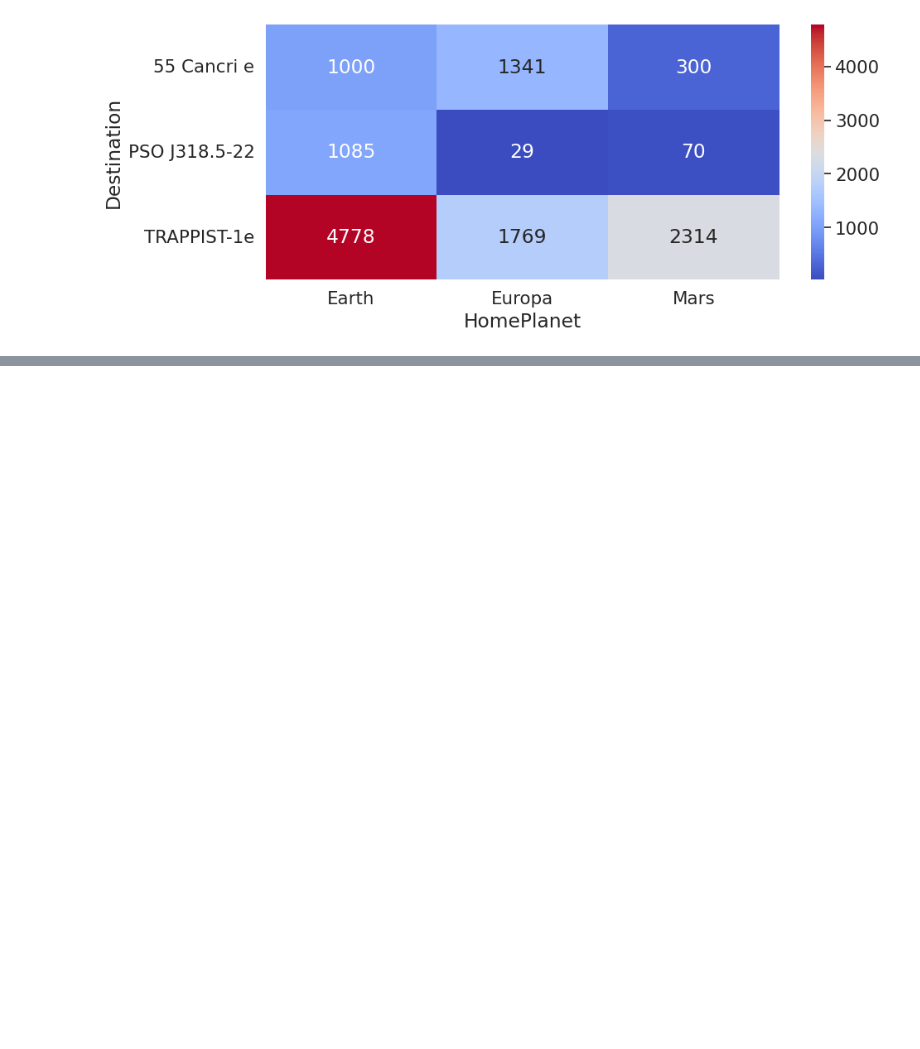
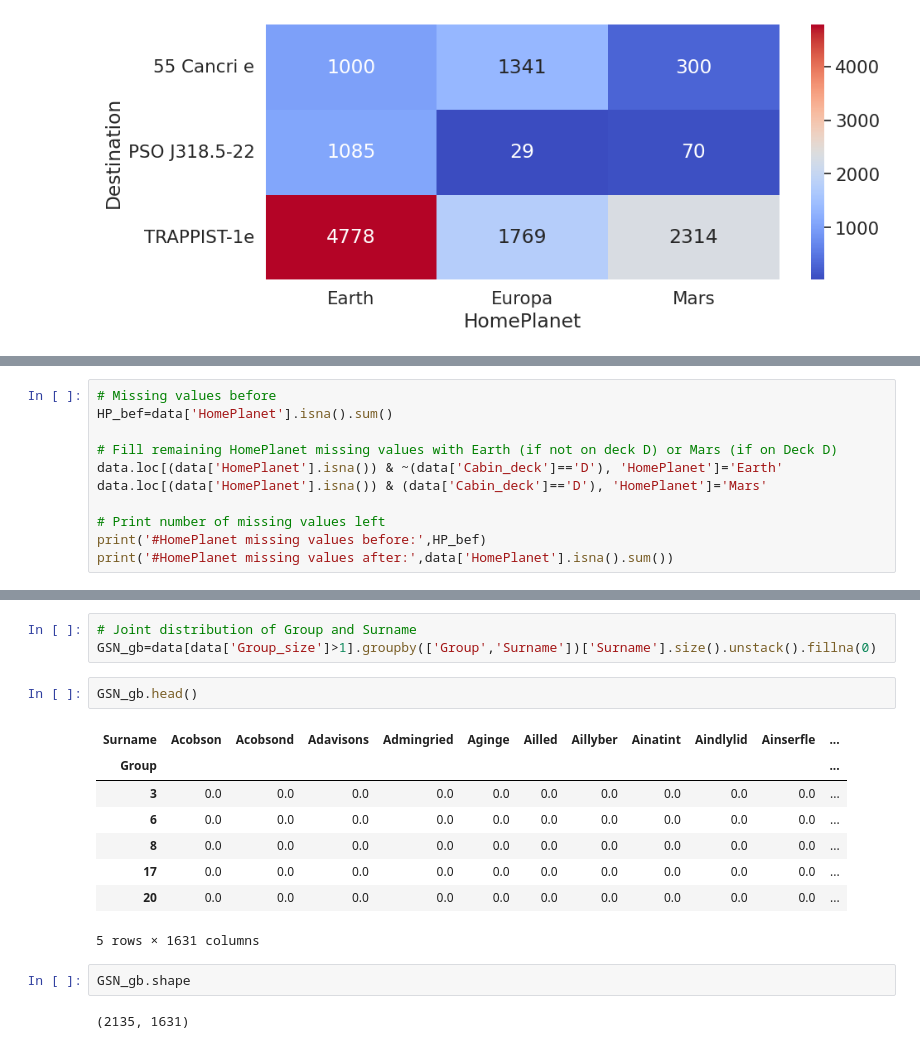
Before and after one commit to CambridgeZ/DataMining_Course_experiment, a Jupyter notebook: 大作业/datamining-homework.ipynb, the cells around one changed output, grey strips where cells are left out. Drawn from its saved outputs; the diff is of its cells as text; blank space fills up the shorter version.

```diff
--- a/大作业/datamining-homework.ipynb
+++ b/大作业/datamining-homework.ipynb
@@ -792,0 +795,11 @@ sns.heatmap(HPD_gb.T, annot=True, fmt='g', cmap='coolwarm')
+# %%
+# Missing values before
+HP_bef=data['HomePlanet'].isna().sum()
+
+# Fill remaining HomePlanet missing values with Earth (if not on deck D) or Mars (if on Deck D)
+data.loc[(data['HomePlanet'].isna()) & ~(data['Cabin_deck']=='D'), 'HomePlanet']='Earth'
+data.loc[(data['HomePlanet'].isna()) & (data['Cabin_deck']=='D'), 'HomePlanet']='Mars'
+
+# Print number of missing values left
+print('#HomePlanet missing values before:',HP_bef)
+print('#HomePlanet missing values after:',data['HomePlanet'].isna().sum())
@@ -792,0 +825,18 @@ sns.heatmap(HPD_gb.T, annot=True, fmt='g', cmap='coolwarm')
+# %%
+# Joint distribution of Group and Surname
+GSN_gb=data[data['Group_size']>1].groupby(['Group','Surname'])['Surname'].size().unstack().fillna(0)
+# %%
+GSN_gb.head()
+# %% [output]
+| Surname | Acobson | Acobsond | Adavisons | Admingried | Aginge | Ailled | Aillyber | Ainatint | Aindlylid | Ainserfle | ... |
+| Group |  |  |  |  |  |  |  |  |  |  | ... |
+| 3 | 0.0 | 0.0 | 0.0 | 0.0 | 0.0 | 0.0 | 0.0 | 0.0 | 0.0 | 0.0 | ... |
+| 6 | 0.0 | 0.0 | 0.0 | 0.0 | 0.0 | 0.0 | 0.0 | 0.0 | 0.0 | 0.0 | ... |
+| 8 | 0.0 | 0.0 | 0.0 | 0.0 | 0.0 | 0.0 | 0.0 | 0.0 | 0.0 | 0.0 | ... |
+| 17 | 0.0 | 0.0 | 0.0 | 0.0 | 0.0 | 0.0 | 0.0 | 0.0 | 0.0 | 0.0 | ... |
+| 20 | 0.0 | 0.0 | 0.0 | 0.0 | 0.0 | 0.0 | 0.0 | 0.0 | 0.0 | 0.0 | ... |
+5 rows × 1631 columns
+# %%
+GSN_gb.shape
+# %% [output]
+(2135, 1631)
```
Also changed, not shown: parts of 28 cells of this notebook, 1 other file.
